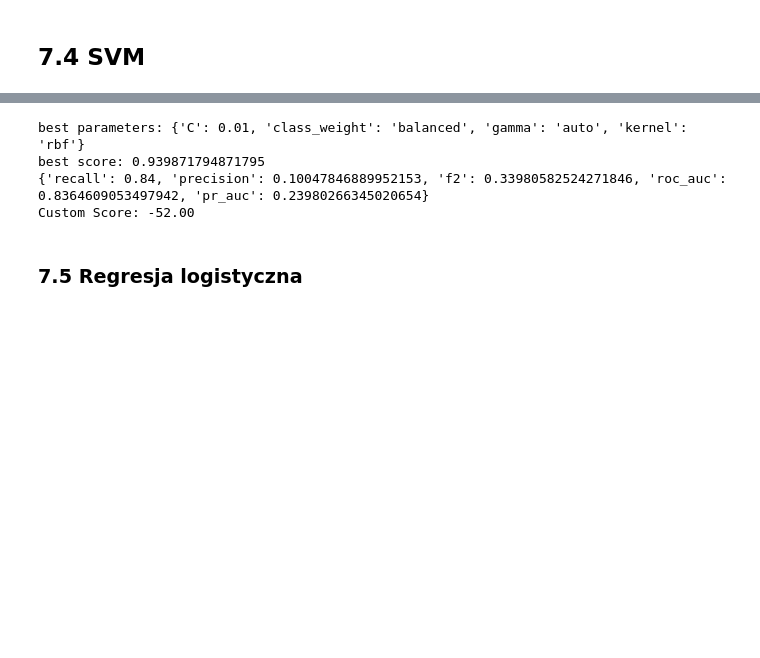
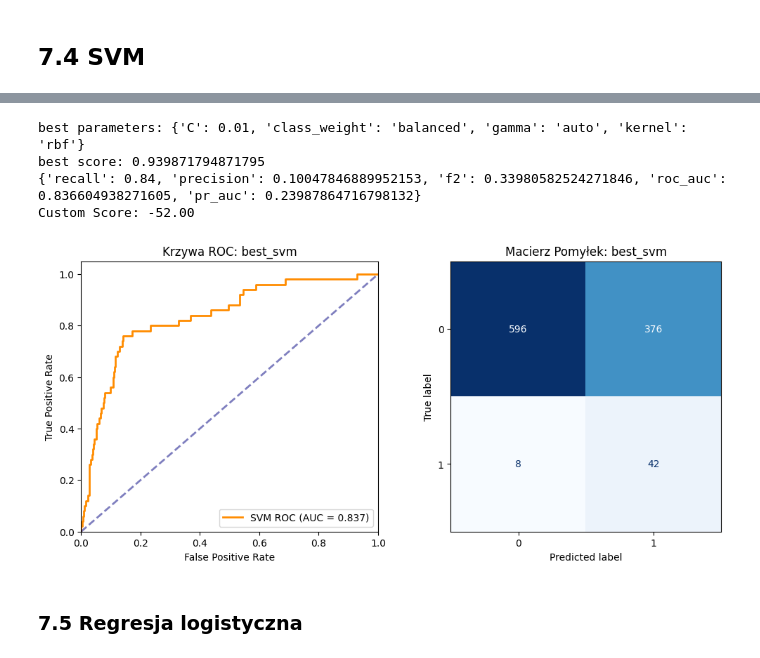
Before and after one commit to Zajecia-na-PWr-LR/lista-4-projekt-grupowy-malinki-wiki, a Jupyter notebook: notebooks/Stroke_Prediction.ipynb, the cells around one changed output, grey strips where cells are left out. Drawn from its saved outputs; the diff is of its cells as text; code cells hidden in the pictures; blank space fills up the shorter version.

```diff
--- a/notebooks/Stroke_Prediction.ipynb
+++ b/notebooks/Stroke_Prediction.ipynb
@@ -545,7 +551,7 @@ Dla progów do 0.7 metryki są stałe, powyżej jest nagły spadek do zera, co
 # %% [markdown]
 ## 7.4 SVM
 # %%
-svm = SVC(random_state=42)
+svm = SVC(random_state=42, probability=True,)
 
 param_grid = [
     {
@@ -558,7 +564,6 @@ param_grid = [
         'C': [0.01, 0.1, 1, 10, 100],
         'gamma': ['scale', 'auto', 0.005, 0.1, 1, 5],
         'class_weight': ['balanced']
-        #, {0: 1, 1: 50}, {0: 1, 1: 100}
     }
 ]
 
@@ -612,8 +625,38 @@ print(f"Custom Score: {test_utility:.2f}")
 # %% [output]
 best parameters: {'C': 0.01, 'class_weight': 'balanced', 'gamma': 'auto', 'kernel': 'rbf'}
 best score: 0.939871794871795
-{'recall': 0.84, 'precision': 0.10047846889952153, 'f2': 0.33980582524271846, 'roc_auc': 0.8364609053497942, 'pr_auc': 0.23980266345020654}
+{'recall': 0.84, 'precision': 0.10047846889952153, 'f2': 0.33980582524271846, 'roc_auc': 0.836604938271605, 'pr_auc': 0.23987864716798132}
 Custom Score: -52.00
+# %%
+y_prob_svm = best_svm.predict_proba(X_test)[:, 1]
+y_pred_svm = best_svm.predict(X_test)
+
+fig, axes = plt.subplots(1, 2, figsize=(12, 5))
+
+fpr, tpr, _ = roc_curve(y_test, y_prob_svm)
+roc_auc = auc(fpr, tpr)
+
+axes[0].plot(fpr, tpr, color='darkorange', lw=2, label=f'SVM ROC (AUC = {roc_auc:.3f})')
+axes[0].plot([0, 1], [0, 1], color='navy', lw=2, linestyle='--', alpha=0.5)
+axes[0].set_xlim([0.0, 1.0])
+axes[0].set_ylim([0.0, 1.05])
+axes[0].set_xlabel('False Positive Rate')
+axes[0].set_ylabel('True Positive Rate')
+axes[0].set_title('Krzywa ROC: best_svm')
+axes[0].legend(loc="lower right")
+
+ConfusionMatrixDisplay.from_predictions(
+    y_test,
+    y_pred_svm,
+    ax=axes[1],
+    colorbar=False,
+    cmap='Blues'
+)
+axes[1].set_title('Macierz Pomyłek: best_svm')
+
+plt.show()
+# %% [output]
+[figure, added]
 # %% [markdown]
 ### 7.5 Regresja logistyczna
 # %%
```
Also changed, not shown: parts of 12 cells of this notebook, 1 other file.
